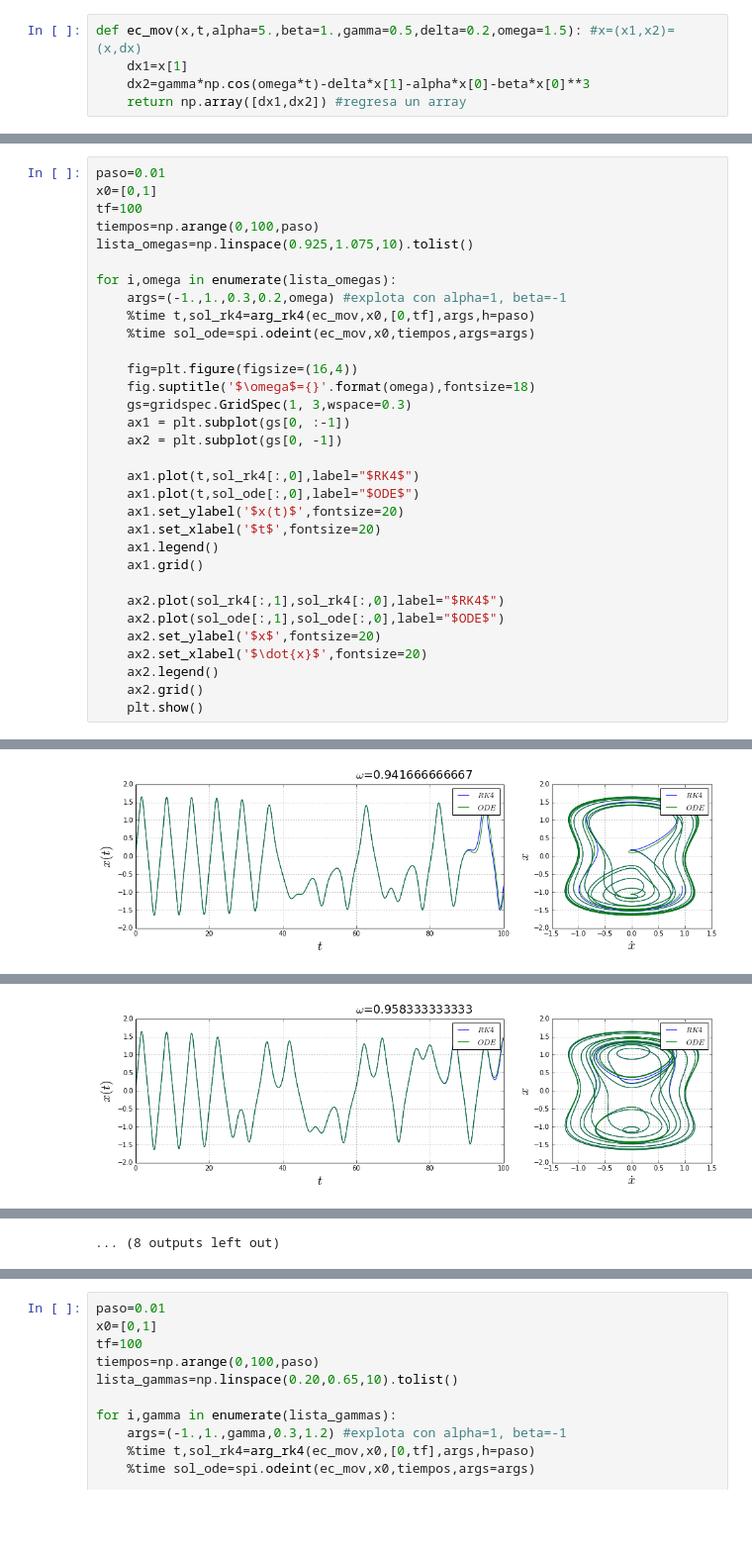
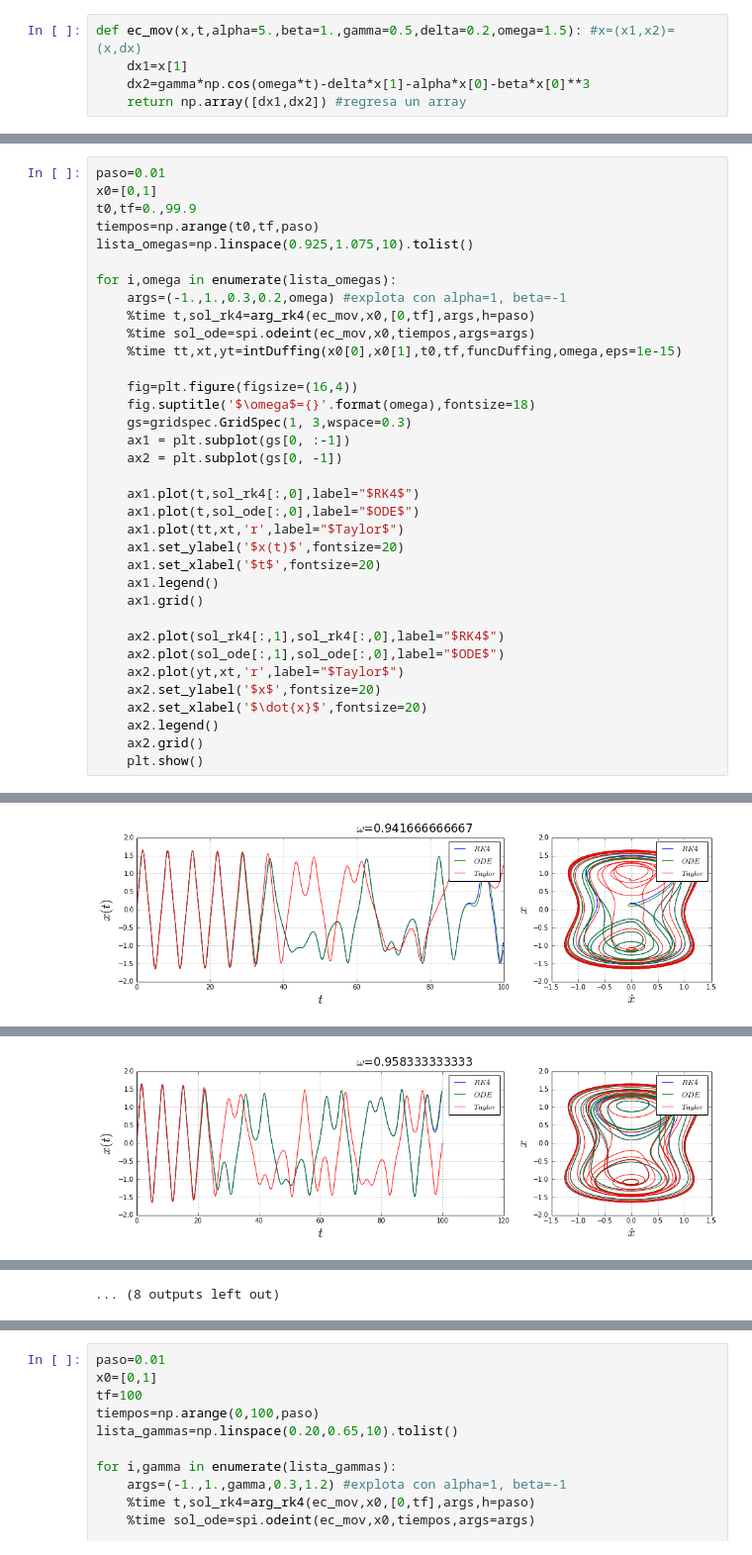
Before and after one commit to luyves/proyecto, a Jupyter notebook: Oscilador de Duffing.ipynb, the cells around one changed output, grey strips where cells are left out. Shown at 99% size. Drawn from its saved outputs; the diff is of its cells as text; blank space fills up the shorter version.

```diff
--- a/Oscilador de Duffing.ipynb
+++ b/Oscilador de Duffing.ipynb
@@ -63,14 +106,15 @@ Barreremos los parámetros para ver qué pasa con esto:
 # %%
 paso=0.01
 x0=[0,1]
-tf=100
-tiempos=np.arange(0,100,paso)
+t0,tf=0.,99.9
+tiempos=np.arange(t0,tf,paso)
 lista_omegas=np.linspace(0.925,1.075,10).tolist()
 
 for i,omega in enumerate(lista_omegas):
     args=(-1.,1.,0.3,0.2,omega) #explota con alpha=1, beta=-1
     %time t,sol_rk4=arg_rk4(ec_mov,x0,[0,tf],args,h=paso)
     %time sol_ode=spi.odeint(ec_mov,x0,tiempos,args=args)
+    %time tt,xt,yt=intDuffing(x0[0],x0[1],t0,tf,funcDuffing,omega,eps=1e-15)
 
     fig=plt.figure(figsize=(16,4))
     fig.suptitle('$\omega$={}'.format(omega),fontsize=18)
@@ -80,6 +124,7 @@ for i,omega in enumerate(lista_omegas):
 
     ax1.plot(t,sol_rk4[:,0],label="$RK4$")
     ax1.plot(t,sol_ode[:,0],label="$ODE$")
+    ax1.plot(tt,xt,'r',label="$Taylor$")
     ax1.set_ylabel('$x(t)$',fontsize=20)
     ax1.set_xlabel('$t$',fontsize=20)
     ax1.legend()
@@ -87,6 +132,7 @@ for i,omega in enumerate(lista_omegas):
 
     ax2.plot(sol_rk4[:,1],sol_rk4[:,0],label="$RK4$")
     ax2.plot(sol_ode[:,1],sol_ode[:,0],label="$ODE$")
+    ax2.plot(yt,xt,'r',label="$Taylor$")
     ax2.set_ylabel('$x$',fontsize=20)
     ax2.set_xlabel('$\dot{x}$',fontsize=20)
     ax2.legend()
@@ -101 +149 @@ Wall time: 16 ms
-[figure, old version]
+[figure, new version]
@@ -104 +153 @@ Wall time: 17 ms
-[figure, old version]
+[figure, new version]
```
Also changed, not shown: parts of 28 cells of this notebook, 24 other files.
